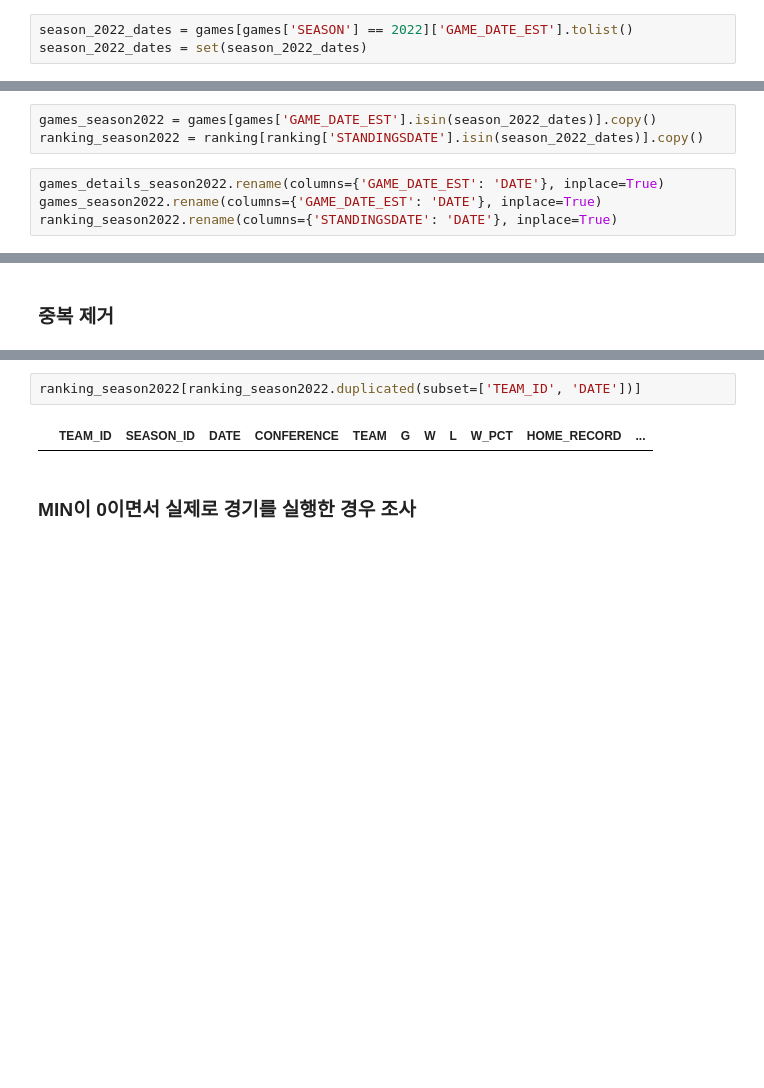
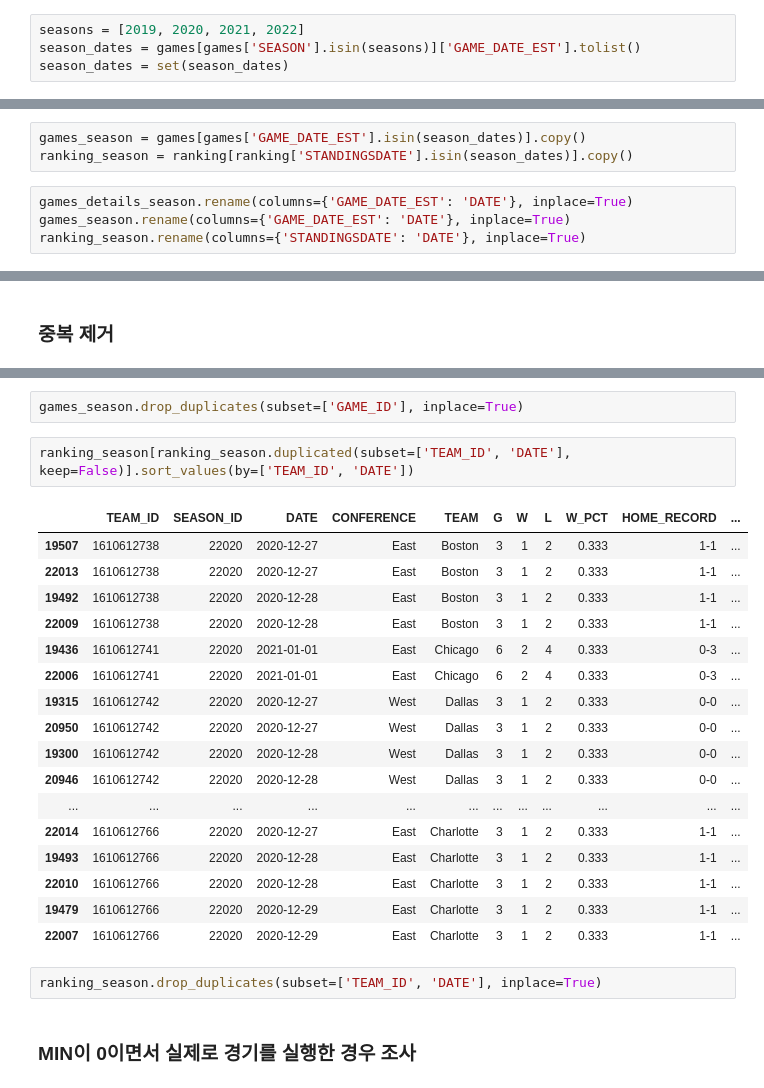
Before and after one commit to cye2020/Project1, a Jupyter notebook: src/preprocess.ipynb, the cells around one changed output, grey strips where cells are left out. Drawn from its saved outputs; the diff is of its cells as text; blank space fills up the shorter version.

```diff
--- a/src/preprocess.ipynb
+++ b/src/preprocess.ipynb
@@ -67,4 +67,5 @@ ranking.head(10)
 # %%
-season_2022_dates = games[games['SEASON'] == 2022]['GAME_DATE_EST'].tolist()
-season_2022_dates = set(season_2022_dates)
+seasons = [2019, 2020, 2021, 2022]
+season_dates = games[games['SEASON'].isin(seasons)]['GAME_DATE_EST'].tolist()
+season_dates = set(season_dates)
 # %%
@@ -73,8 +74,8 @@ games_details_season2022 = games_details_season2022[games_details_season2022['GA
 # %%
-games_season2022 = games[games['GAME_DATE_EST'].isin(season_2022_dates)].copy()
-ranking_season2022 = ranking[ranking['STANDINGSDATE'].isin(season_2022_dates)].copy()
+games_season = games[games['GAME_DATE_EST'].isin(season_dates)].copy()
+ranking_season = ranking[ranking['STANDINGSDATE'].isin(season_dates)].copy()
 # %%
-games_details_season2022.rename(columns={'GAME_DATE_EST': 'DATE'}, inplace=True)
-games_season2022.rename(columns={'GAME_DATE_EST': 'DATE'}, inplace=True)
-ranking_season2022.rename(columns={'STANDINGSDATE': 'DATE'}, inplace=True)
+games_details_season.rename(columns={'GAME_DATE_EST': 'DATE'}, inplace=True)
+games_season.rename(columns={'GAME_DATE_EST': 'DATE'}, inplace=True)
+ranking_season.rename(columns={'STANDINGSDATE': 'DATE'}, inplace=True)
 # %%
@@ -111,7 +141,27 @@ games_season2022[games_season2022.duplicated(subset=['GAME_ID'])]
+# %%
+games_season.drop_duplicates(subset=['GAME_ID'], inplace=True)
 # %%
-ranking_season2022[ranking_season2022.duplicated(subset=['TEAM_ID', 'DATE'])]
+ranking_season[ranking_season.duplicated(subset=['TEAM_ID', 'DATE'], keep=False)].sort_values(by=['TEAM_ID', 'DATE'])
 # %% [output]
 |  | TEAM_ID | SEASON_ID | DATE | CONFERENCE | TEAM | G | W | L | W_PCT | HOME_RECORD | ... |
+| 19507 | 1610612738 | 22020 | 2020-12-27 | East | Boston | 3 | 1 | 2 | 0.333 | 1-1 | ... |
+| 22013 | 1610612738 | 22020 | 2020-12-27 | East | Boston | 3 | 1 | 2 | 0.333 | 1-1 | ... |
+| 19492 | 1610612738 | 22020 | 2020-12-28 | East | Boston | 3 | 1 | 2 | 0.333 | 1-1 | ... |
+| 22009 | 1610612738 | 22020 | 2020-12-28 | East | Boston | 3 | 1 | 2 | 0.333 | 1-1 | ... |
+| 19436 | 1610612741 | 22020 | 2021-01-01 | East | Chicago | 6 | 2 | 4 | 0.333 | 0-3 | ... |
+| 22006 | 1610612741 | 22020 | 2021-01-01 | East | Chicago | 6 | 2 | 4 | 0.333 | 0-3 | ... |
+| 19315 | 1610612742 | 22020 | 2020-12-27 | West | Dallas | 3 | 1 | 2 | 0.333 | 0-0 | ... |
+| 20950 | 1610612742 | 22020 | 2020-12-27 | West | Dallas | 3 | 1 | 2 | 0.333 | 0-0 | ... |
+| 19300 | 1610612742 | 22020 | 2020-12-28 | West | Dallas | 3 | 1 | 2 | 0.333 | 0-0 | ... |
+| 20946 | 1610612742 | 22020 | 2020-12-28 | West | Dallas | 3 | 1 | 2 | 0.333 | 0-0 | ... |
+| ... | ... | ... | ... | ... | ... | ... | ... | ... | ... | ... | ... |
+| 22014 | 1610612766 | 22020 | 2020-12-27 | East | Charlotte | 3 | 1 | 2 | 0.333 | 1-1 | ... |
+| 19493 | 1610612766 | 22020 | 2020-12-28 | East | Charlotte | 3 | 1 | 2 | 0.333 | 1-1 | ... |
+| 22010 | 1610612766 | 22020 | 2020-12-28 | East | Charlotte | 3 | 1 | 2 | 0.333 | 1-1 | ... |
+| 19479 | 1610612766 | 22020 | 2020-12-29 | East | Charlotte | 3 | 1 | 2 | 0.333 | 1-1 | ... |
+| 22007 | 1610612766 | 22020 | 2020-12-29 | East | Charlotte | 3 | 1 | 2 | 0.333 | 1-1 | ... |
+# %%
+ranking_season.drop_duplicates(subset=['TEAM_ID', 'DATE'], inplace=True)
 # %% [markdown]
 ### MIN이 0이면서 실제로 경기를 실행한 경우 조사
 # %%
```
Also changed, not shown: parts of 74 cells of this notebook, 6 other files.
